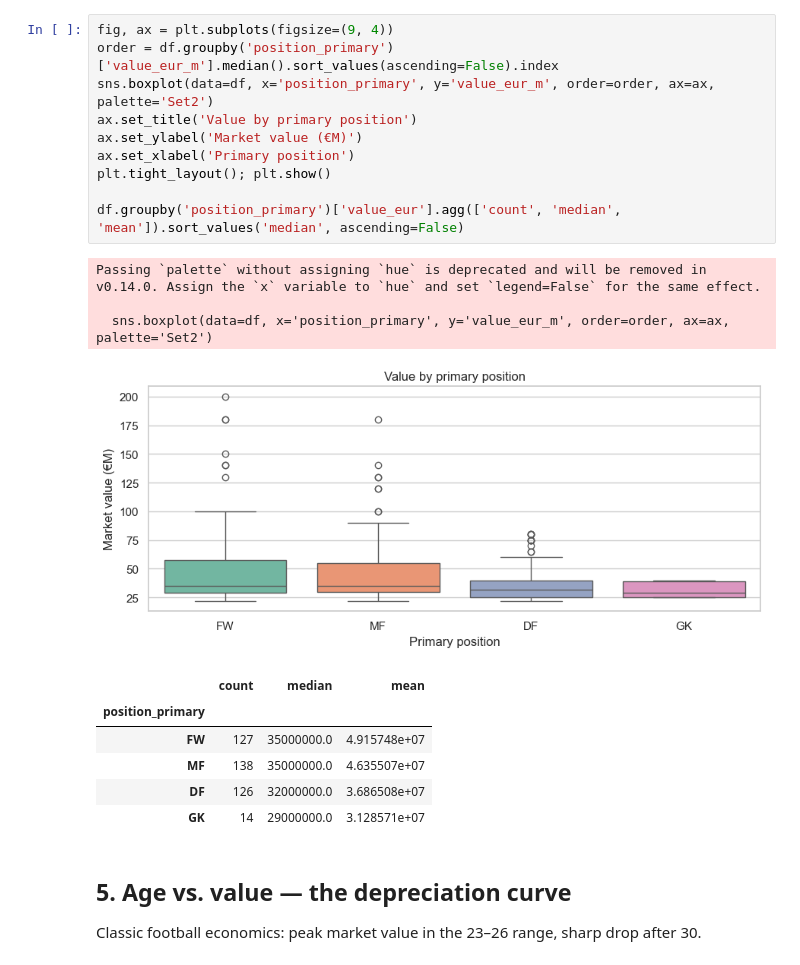
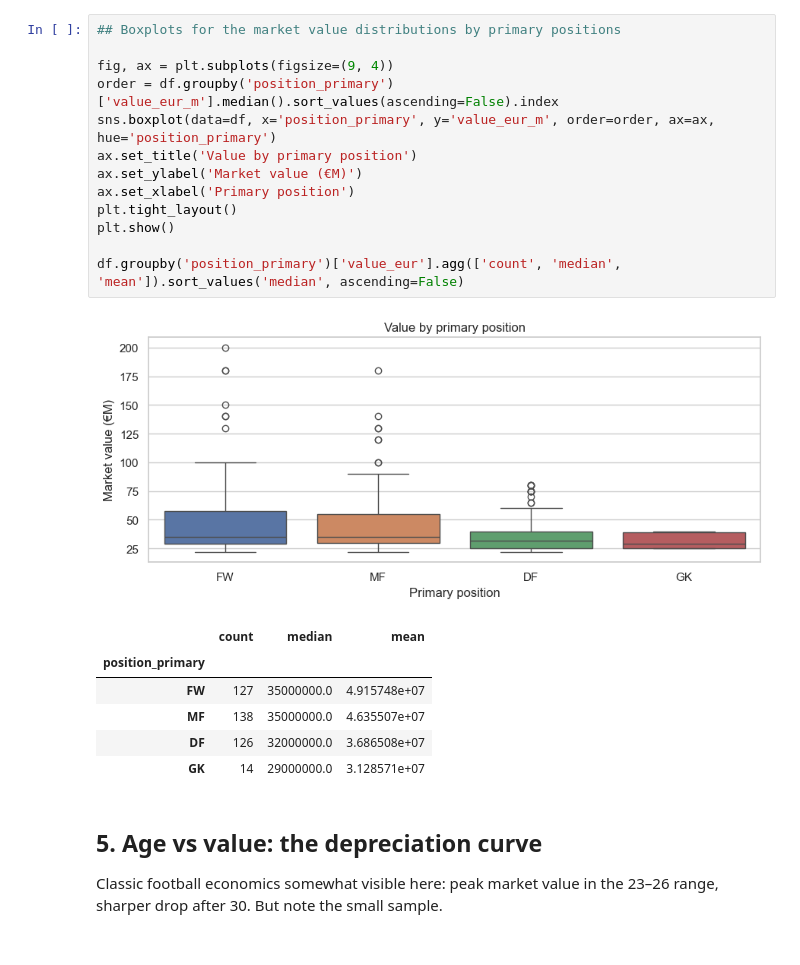
Before and after one commit to tubolyroli/football-transfer-valuation, a Jupyter notebook: notebooks/01_eda.ipynb, the cells around one changed output. Cells and saved outputs as stored; diff of their text form.

```diff
--- a/notebooks/01_eda.ipynb
+++ b/notebooks/01_eda.ipynb
@@ -117,18 +138,18 @@ Passing `palette` without assigning `hue` is deprecated and will be removed in v
 # %%
+## Boxplots for the market value distributions by primary positions
+
 fig, ax = plt.subplots(figsize=(9, 4))
 order = df.groupby('position_primary')['value_eur_m'].median().sort_values(ascending=False).index
-sns.boxplot(data=df, x='position_primary', y='value_eur_m', order=order, ax=ax, palette='Set2')
+sns.boxplot(data=df, x='position_primary', y='value_eur_m', order=order, ax=ax, hue='position_primary')
 ax.set_title('Value by primary position')
 ax.set_ylabel('Market value (€M)')
 ax.set_xlabel('Primary position')
-plt.tight_layout(); plt.show()
+plt.tight_layout()
+plt.show()
 
 df.groupby('position_primary')['value_eur'].agg(['count', 'median', 'mean']).sort_values('median', ascending=False)
 # %% [output]
-Passing `palette` without assigning `hue` is deprecated and will be removed in v0.14.0. Assign the `x` variable to `hue` and set `legend=False` for the same effect.
-
-  sns.boxplot(data=df, x='position_primary', y='value_eur_m', order=order, ax=ax, palette='Set2')
-[figure, old version]
+[figure, new version]
 |  | count | median | mean |
 | position_primary |  |  |  |
 | FW | 127 | 35000000.0 | 4.915748e+07 |
@@ -136,7 +157,7 @@ Passing `palette` without assigning `hue` is deprecated and will be removed in v
 | DF | 126 | 32000000.0 | 3.686508e+07 |
 | GK | 14 | 29000000.0 | 3.128571e+07 |
 # %% [markdown]
-## 5. Age vs. value — the depreciation curve
+## 5. Age vs value: the depreciation curve
 
-Classic football economics: peak market value in the 23–26 range, sharp drop after 30.
+Classic football economics somewhat visible here: peak market value in the 23–26 range, sharper drop after 30. But note the small sample.
 # %%
```
Also changed, not shown: parts of 16 cells of this notebook, 2 other files.
